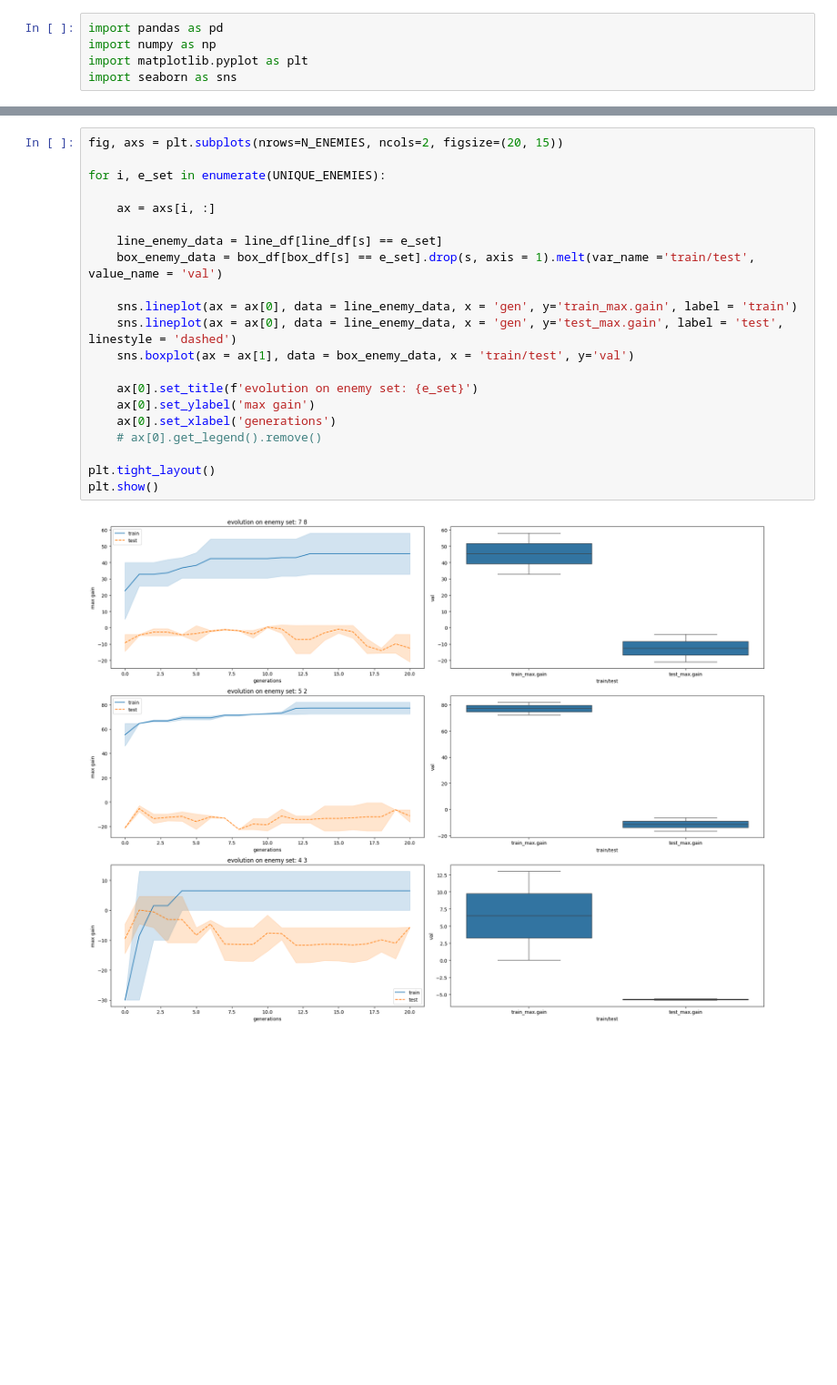
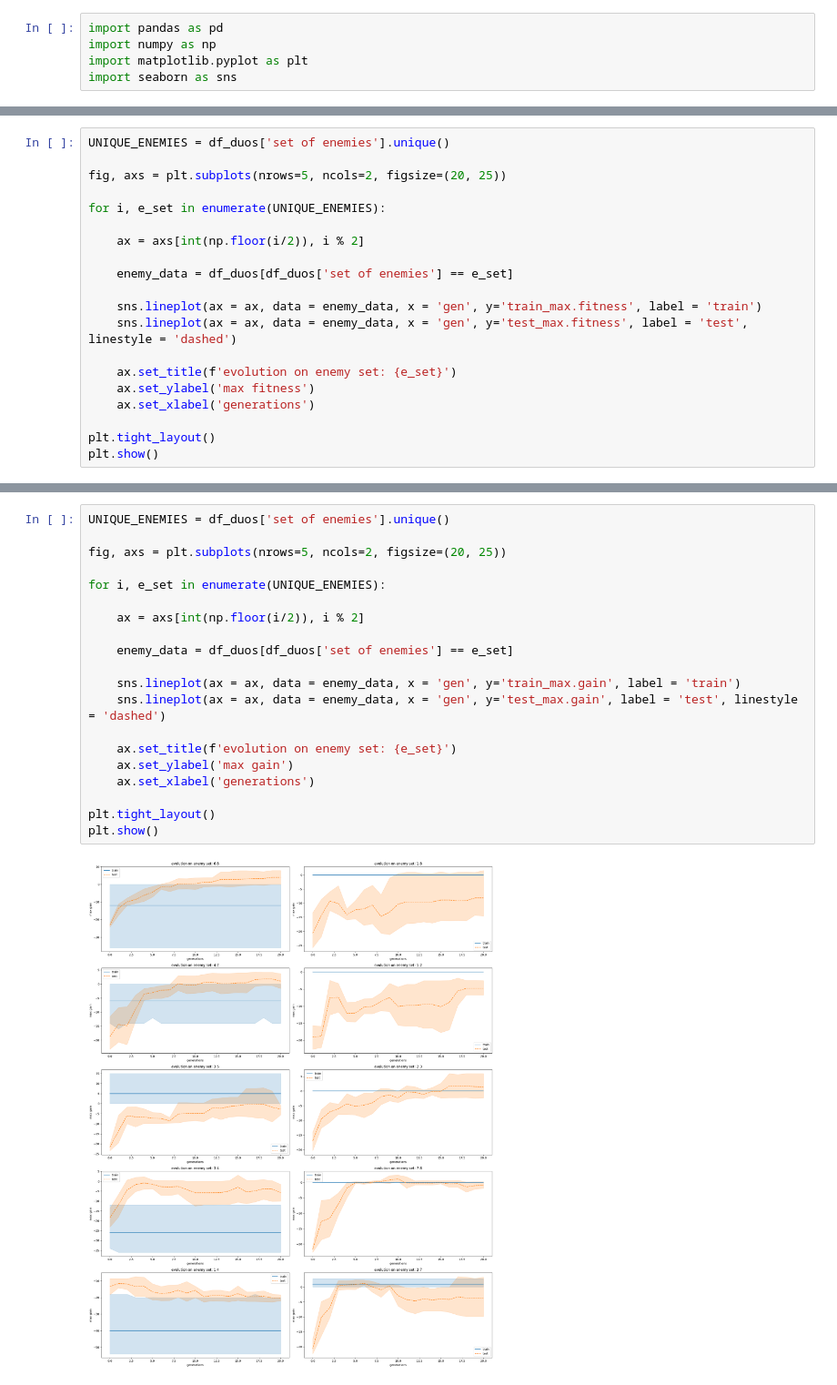
Before and after one commit to yossiyhartman/EvoMan---Generalist, a Jupyter notebook: viz_performance.ipynb, the cells around one changed output, grey strips where cells are left out. Shown at 91% size. Saved outputs shown, nothing was run; the diff lists cells and outputs as text; blank space fills up the shorter version.

Commit message:
plot-results

```diff
--- a/viz_performance.ipynb
+++ b/viz_performance.ipynb
@@ -48,0 +52,20 @@ display(line_df), display(box_df)
+# %%
+UNIQUE_ENEMIES = df_duos['set of enemies'].unique()
+
+fig, axs = plt.subplots(nrows=5, ncols=2, figsize=(20, 25))
+
+for i, e_set in enumerate(UNIQUE_ENEMIES):
+
+    ax = axs[int(np.floor(i/2)), i % 2]
+
+    enemy_data = df_duos[df_duos['set of enemies'] == e_set]
+
+    sns.lineplot(ax = ax, data = enemy_data, x = 'gen', y='train_max.fitness', label = 'train')
+    sns.lineplot(ax = ax, data = enemy_data, x = 'gen', y='test_max.fitness', label = 'test', linestyle = 'dashed')
+
+    ax.set_title(f'evolution on enemy set: {e_set}')
+    ax.set_ylabel('max fitness')
+    ax.set_xlabel('generations')
+
+plt.tight_layout()
+plt.show()
@@ -49,23 +74,22 @@ display(line_df), display(box_df)
 # %%
-fig, axs = plt.subplots(nrows=N_ENEMIES, ncols=2, figsize=(20, 15))
+UNIQUE_ENEMIES = df_duos['set of enemies'].unique()
+
+fig, axs = plt.subplots(nrows=5, ncols=2, figsize=(20, 25))
 
 for i, e_set in enumerate(UNIQUE_ENEMIES):
 
-    ax = axs[i, :]
+    ax = axs[int(np.floor(i/2)), i % 2]
 
-    line_enemy_data = line_df[line_df[s] == e_set]
-    box_enemy_data = box_df[box_df[s] == e_set].drop(s, axis = 1).melt(var_name ='train/test', value_name = 'val')
+    enemy_data = df_duos[df_duos['set of enemies'] == e_set]
 
-    sns.lineplot(ax = ax[0], data = line_enemy_data, x = 'gen', y='train_max.gain', label = 'train')
-    sns.lineplot(ax = ax[0], data = line_enemy_data, x = 'gen', y='test_max.gain', label = 'test', linestyle = 'dashed')
-    sns.boxplot(ax = ax[1], data = box_enemy_data, x = 'train/test', y='val')
+    sns.lineplot(ax = ax, data = enemy_data, x = 'gen', y='train_max.gain', label = 'train')
+    sns.lineplot(ax = ax, data = enemy_data, x = 'gen', y='test_max.gain', label = 'test', linestyle = 'dashed')
 
-    ax[0].set_title(f'evolution on enemy set: {e_set}')
-    ax[0].set_ylabel('max gain')
-    ax[0].set_xlabel('generations')
-    # ax[0].get_legend().remove()
+    ax.set_title(f'evolution on enemy set: {e_set}')
+    ax.set_ylabel('max gain')
+    ax.set_xlabel('generations')
 
 plt.tight_layout()
 plt.show()
 # %% [output]
-[figure, old version]
+[figure, new version]
```
Also changed, not shown: parts of 20 cells of this notebook, 1 other file.
